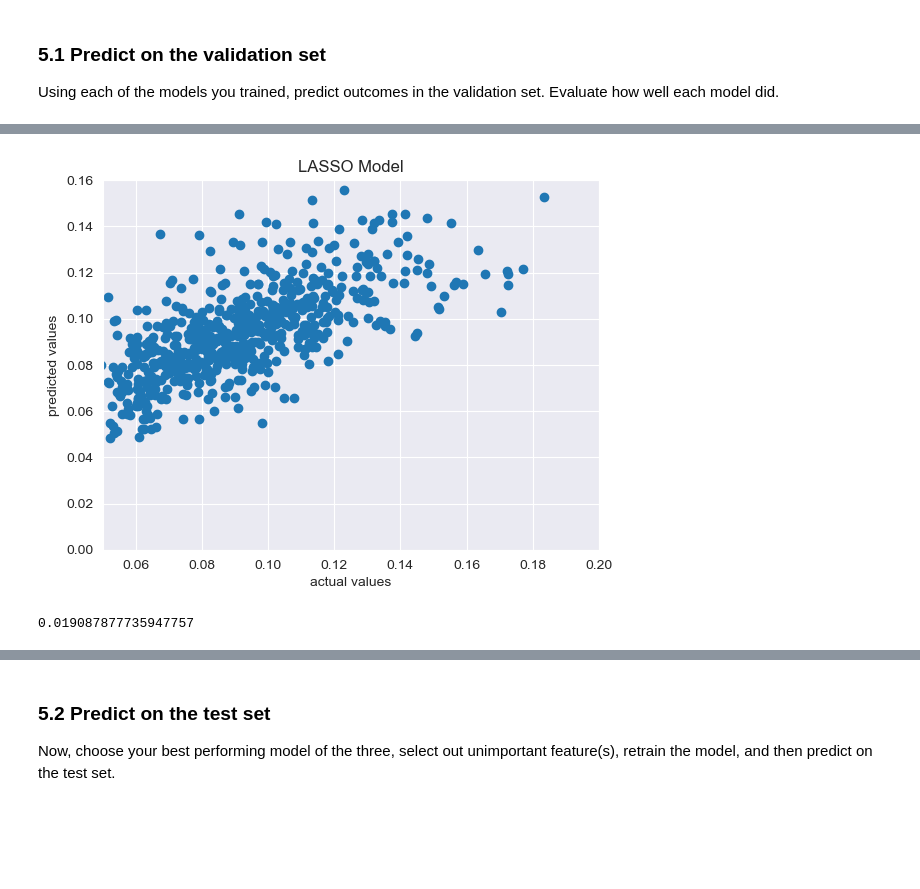
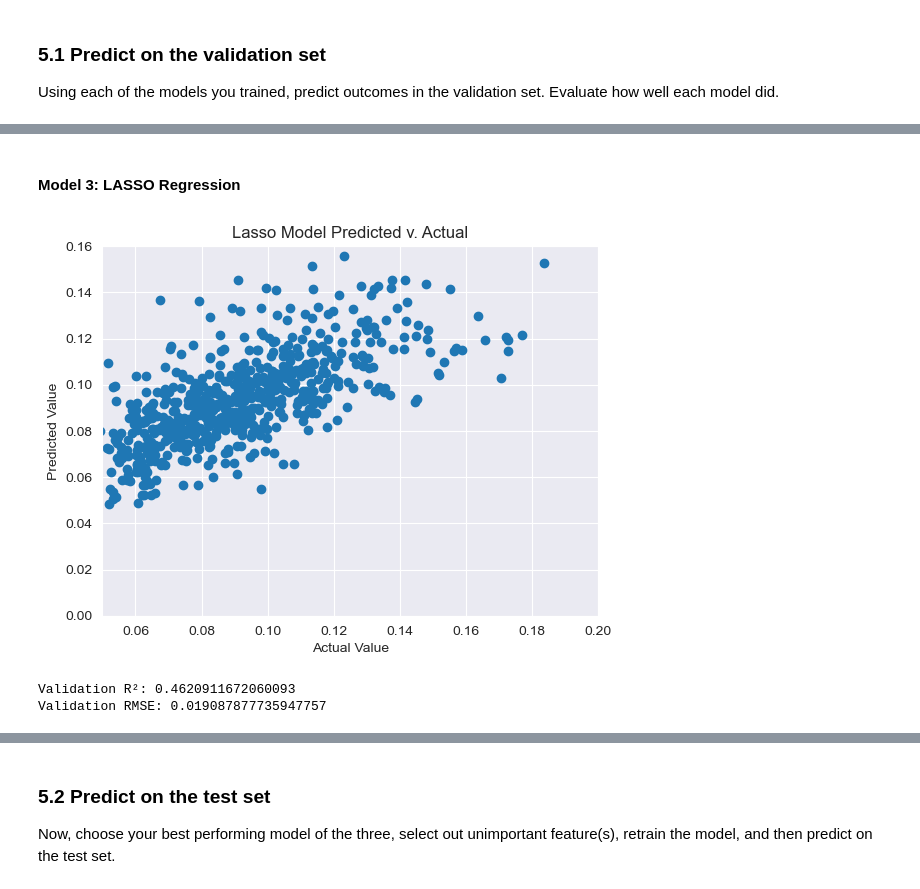
Before and after one commit to cindyalvar/Computational-Social-Science-Projects, a Jupyter notebook: Project 2/Project 2 [Cindy Alvarez].ipynb, the cells around one changed output, grey strips where cells are left out. Saved outputs shown, nothing was run; the diff lists cells and outputs as text; code cells hidden in the pictures; blank space fills up the shorter version.

```diff
--- a/Project 2/Project 2 [Cindy Alvarez].ipynb
+++ b/Project 2/Project 2 [Cindy Alvarez].ipynb
@@ -919,22 +911,20 @@ param_grid = {'alpha': np.array([0.0001, 0.001, 0.01, 0.1, 1.0, 10.0, 100.0]),
               'solver': ['auto', 'svd', 'cholesky', 'lsqr']}
 
 # execute the grid search
-ridge_grid_reg = GridSearchCV(ridge_reg,  # model to be tuned
-                              param_grid, # parameters to be searched as specified above
-                              cv=3)       # 3-fold cross-validation to be used during hypertuning
+ridge_grid_reg = GridSearchCV(estimator=ridge_reg,    # model to be tuned
+                             param_grid=param_grid,    # parameters to be searched
+                             cv=3)                     # 3-fold cross-validation
 
-# fit the tuning on the training data
+# Fit the grid search
 ridge_grid_reg.fit(X_train, y_train)
 
-# select the best performing model and predict with that on validation dataset
-best_index = np.argmax(ridge_grid_reg.cv_results_["mean_test_score"])  # find the best performing model
-best_ridge_pred = ridge_grid_reg.best_estimator_.predict(X_validate)   # find best estimator and predict on validate
+# Get the best model
+ridge_model = ridge_grid_reg.best_estimator_
 
 # print the results
-print(ridge_grid_reg.cv_results_["params"][best_index])
+print(ridge_grid_reg.cv_results_["params"][np.argmax(ridge_grid_reg.cv_results_["mean_test_score"])])
 print('Best CV R^2:', max(ridge_grid_reg.cv_results_["mean_test_score"]))
-print('Validation R^2:', ridge_grid_reg.score(X_validate, y_validate))
-print('Validation RMSE', rmse(best_ridge_pred, y_validate))
+print('Training R²:', ridge_grid_reg.best_estimator_.score(X_train, y_train))
 # %% [output]
 {'alpha': 100.0, 'fit_intercept': True, 'solver': 'auto'}
 Best CV R^2: 0.5000689239992666
@@ -1092,20 +1034,27 @@ rmse(ridge_pred, y_validate)
+# %% [markdown]
+#### Model 3:  LASSO Regression
 # %%
-# use the model to make predictions
+#
+# Evaluate how good the lasso model is by assessing the difference between the predicted values and the actual values (e.g., the error).
+# We will use the validation dataset and the trained model, and predict the rate of diabetes.
+#-----------
+# Predict using the lasso model on validation data
 lasso_pred = lasso_model.predict(X_validate)
 
-# plot the predictions
+# Create scatter plot of predicted vs actual values
 plt.scatter(y_validate, lasso_pred)
+plt.title('Lasso Model Predicted v. Actual')
+plt.xlabel('Actual Value')
+plt.ylabel('Predicted Value')
+# Set axis limits to facilitate comparison with other models
+plt.ylim(0, 0.16)
+plt.xlim(0.05, 0.20)
+plt.show()
 
-# add title and labels
-plt.title('LASSO Model')
-plt.xlabel('actual values')
-plt.ylabel('predicted values')
-
-# Set y-axis limits to match other plots (0 to 0.16) to facilitate comparison.
-plt.ylim(0, 0.16)
-# Set x-axis limits to match other plots (0.05 to 0.20) to facilitate comparison.
-plt.xlim(0.05, 0.20)
-
-plt.show()
+# Print validation metrics
+print('Validation R²:', lasso_model.score(X_validate, y_validate))
+print('Validation RMSE:', rmse(lasso_pred, y_validate))
 # %% [output]
-[figure, old version]
+[figure, new version]
+Validation R²: 0.4620911672060093
+Validation RMSE: 0.019087877735947757
@@ -1115,5 +1060,0 @@ plt.show()
-# %%
-# Calculate the rmse for the LASSO model
-rmse(lasso_pred, y_validate)
-# %% [output]
-0.019087877735947757
```
Also changed, not shown: parts of 66 cells of this notebook.
